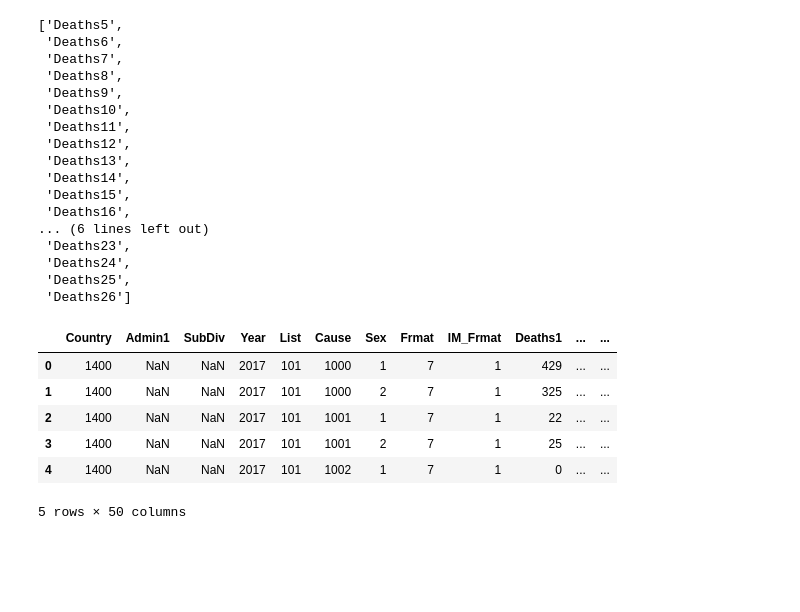
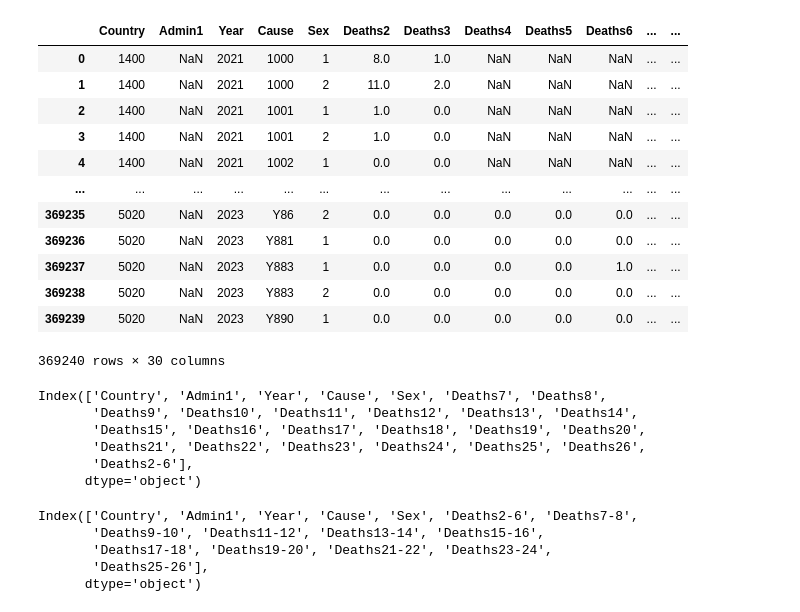
Before and after one commit to GabrielJuan349/epimap, a Jupyter notebook: src/eda/data_analysis.ipynb, the cells around one changed output. Drawn from its saved outputs; the diff is of its cells as text; code cells hidden in the pictures; blank space fills up the shorter version.

```diff
--- a/src/eda/data_analysis.ipynb
+++ b/src/eda/data_analysis.ipynb
@@ -20,28 +23,36 @@ df
-# %%
-# Identificar todas las columnas que comienzan con 'Deaths'
-death_cols = [col for col in df.columns if col.startswith('Deaths') and col[-1].isdigit()]
-for _ in range(4):
-    death_cols.pop(0)
-death_cols
-# %% [output]
-['Deaths5',
- 'Deaths6',
- 'Deaths7',
- 'Deaths8',
- 'Deaths9',
- 'Deaths10',
- 'Deaths11',
- 'Deaths12',
- 'Deaths13',
- 'Deaths14',
- 'Deaths15',
- 'Deaths16',
-... (6 lines left out)
- 'Deaths23',
- 'Deaths24',
- 'Deaths25',
- 'Deaths26']
+# %%
+df.drop(['SubDiv', 'List', 'Frmat', 'IM_Frmat', 'Deaths1', 'IM_Deaths1', 'IM_Deaths2', 'IM_Deaths3', 'IM_Deaths4'], axis=1, inplace=True)
+df
+# %% [output]
+|  | Country | Admin1 | Year | Cause | Sex | Deaths2 | Deaths3 | Deaths4 | Deaths5 | Deaths6 | ... | ... |
+| 0 | 1400 | NaN | 2021 | 1000 | 1 | 8.0 | 1.0 | NaN | NaN | NaN | ... | ... |
+| 1 | 1400 | NaN | 2021 | 1000 | 2 | 11.0 | 2.0 | NaN | NaN | NaN | ... | ... |
+| 2 | 1400 | NaN | 2021 | 1001 | 1 | 1.0 | 0.0 | NaN | NaN | NaN | ... | ... |
+| 3 | 1400 | NaN | 2021 | 1001 | 2 | 1.0 | 0.0 | NaN | NaN | NaN | ... | ... |
+| 4 | 1400 | NaN | 2021 | 1002 | 1 | 0.0 | 0.0 | NaN | NaN | NaN | ... | ... |
+| ... | ... | ... | ... | ... | ... | ... | ... | ... | ... | ... | ... | ... |
+| 369235 | 5020 | NaN | 2023 | Y86 | 2 | 0.0 | 0.0 | 0.0 | 0.0 | 0.0 | ... | ... |
+| 369236 | 5020 | NaN | 2023 | Y881 | 1 | 0.0 | 0.0 | 0.0 | 0.0 | 0.0 | ... | ... |
+| 369237 | 5020 | NaN | 2023 | Y883 | 1 | 0.0 | 0.0 | 0.0 | 0.0 | 1.0 | ... | ... |
+| 369238 | 5020 | NaN | 2023 | Y883 | 2 | 0.0 | 0.0 | 0.0 | 0.0 | 0.0 | ... | ... |
+| 369239 | 5020 | NaN | 2023 | Y890 | 1 | 0.0 | 0.0 | 0.0 | 0.0 | 0.0 | ... | ... |
+369240 rows × 30 columns
+# %%
+death_cols = ['Deaths2', 'Deaths3', 'Deaths4', 'Deaths5', 'Deaths6']
+
+df['Deaths2-6'] = df[death_cols].fillna(0).sum(axis=1)
+df.drop(death_cols, axis=1, inplace=True)
+df.columns
+# %% [output]
+Index(['Country', 'Admin1', 'Year', 'Cause', 'Sex', 'Deaths7', 'Deaths8',
+       'Deaths9', 'Deaths10', 'Deaths11', 'Deaths12', 'Deaths13', 'Deaths14',
+       'Deaths15', 'Deaths16', 'Deaths17', 'Deaths18', 'Deaths19', 'Deaths20',
+       'Deaths21', 'Deaths22', 'Deaths23', 'Deaths24', 'Deaths25', 'Deaths26',
+       'Deaths2-6'],
+      dtype='object')
 # %%
+death_cols = [col for col in df.columns if col.startswith('Deaths') and col[-1].isdigit()]
+death_cols.pop(-1)
 for i in range(0, len(death_cols), 2):
     if i+1 < len(death_cols):
         col1 = death_cols[i]
@@ -49,12 +60,11 @@ for i in range(0, len(death_cols), 2):
         new_col_name = f'Deaths{col1[6:]}-{col2[6:]}'
         df[new_col_name] = df[col1].fillna(0) + df[col2].fillna(0)
 
-df.head(5)
+df.drop(death_cols, axis=1, inplace=True)
+df.columns
 # %% [output]
-|  | Country | Admin1 | SubDiv | Year | List | Cause | Sex | Frmat | IM_Frmat | Deaths1 | ... | ... |
-| 0 | 1400 | NaN | NaN | 2017 | 101 | 1000 | 1 | 7 | 1 | 429 | ... | ... |
-| 1 | 1400 | NaN | NaN | 2017 | 101 | 1000 | 2 | 7 | 1 | 325 | ... | ... |
-| 2 | 1400 | NaN | NaN | 2017 | 101 | 1001 | 1 | 7 | 1 | 22 | ... | ... |
-| 3 | 1400 | NaN | NaN | 2017 | 101 | 1001 | 2 | 7 | 1 | 25 | ... | ... |
-| 4 | 1400 | NaN | NaN | 2017 | 101 | 1002 | 1 | 7 | 1 | 0 | ... | ... |
-5 rows × 50 columns
+Index(['Country', 'Admin1', 'Year', 'Cause', 'Sex', 'Deaths2-6', 'Deaths7-8',
+       'Deaths9-10', 'Deaths11-12', 'Deaths13-14', 'Deaths15-16',
+       'Deaths17-18', 'Deaths19-20', 'Deaths21-22', 'Deaths23-24',
+       'Deaths25-26'],
+      dtype='object')
```
Also changed, not shown: parts of 32 cells of this notebook.
